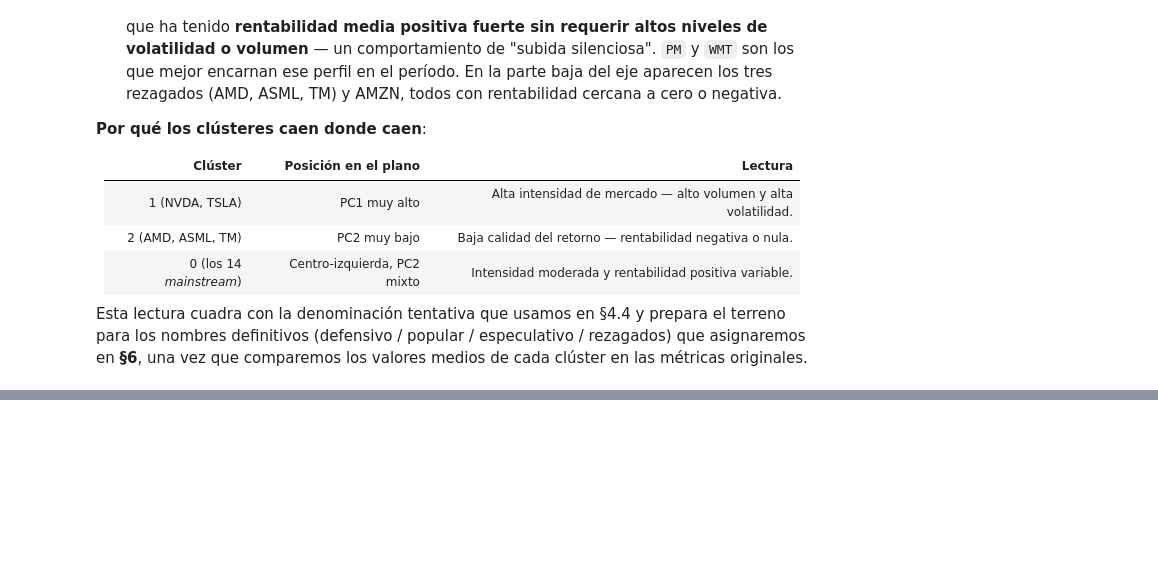
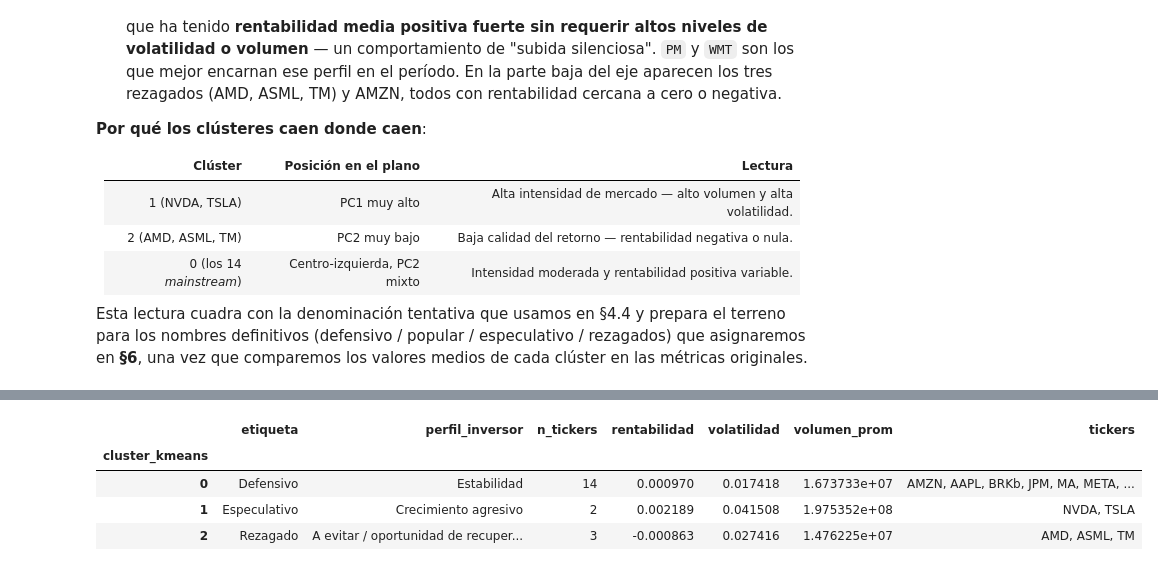
Before and after one commit to soteloashley1501-pixel/Proyecto-Final, a Jupyter notebook: Proyecto_final_ciencia_datos/proyecto_final_segmentacion_tickers.ipynb, the cells around one changed output, grey strips where cells are left out. Cells and saved outputs as stored; diff of their text form; code cells hidden in the pictures; blank space fills up the shorter version.

```diff
--- a/Proyecto_final_ciencia_datos/proyecto_final_segmentacion_tickers.ipynb
+++ b/Proyecto_final_ciencia_datos/proyecto_final_segmentacion_tickers.ipynb
@@ -1142,0 +1165,20 @@ métricas originales.
+# %%
+# Medias por clúster sobre las tres métricas originales (no escaladas).
+resumen_clusters = (
+    metricas_limpio
+    .groupby("cluster_kmeans")[["rentabilidad", "volatilidad", "volumen_prom"]]
+    .mean()
+)
+resumen_clusters["n_tickers"] = metricas_limpio.groupby("cluster_kmeans").size()
+resumen_clusters["tickers"] = (
+    metricas_limpio
+    .groupby("cluster_kmeans")
+    .apply(lambda g: ", ".join(g.index), include_groups=False)
+)
+
+# Reordenamos columnas para que la tabla se lea de izquierda a derecha
+# como "tamaño → comportamiento → composición".
+resumen_clusters = resumen_clusters[
+    ["n_tickers", "rentabilidad", "volatilidad", "volumen_prom", "tickers"]
+]
+resumen_clusters.round(6)
@@ -1142,0 +1241,22 @@ métricas originales.
+# %%
+ETIQUETAS = {
+    0: "Defensivo",
+    1: "Especulativo",
+    2: "Rezagado",
+}
+PERFILES = {
+    0: "Estabilidad",
+    1: "Crecimiento agresivo",
+    2: "A evitar / oportunidad de recuperación",
+}
+
+resumen_etiquetado = resumen_clusters.copy()
+resumen_etiquetado.insert(0, "etiqueta", resumen_etiquetado.index.map(ETIQUETAS))
+resumen_etiquetado.insert(1, "perfil_inversor", resumen_etiquetado.index.map(PERFILES))
+resumen_etiquetado.round(6)
+# %% [output]
+|  | etiqueta | perfil_inversor | n_tickers | rentabilidad | volatilidad | volumen_prom | tickers |
+| cluster_kmeans |  |  |  |  |  |  |  |
+| 0 | Defensivo | Estabilidad | 14 | 0.000970 | 0.017418 | 1.673733e+07 | AMZN, AAPL, BRKb, JPM, MA, META, ... |
+| 1 | Especulativo | Crecimiento agresivo | 2 | 0.002189 | 0.041508 | 1.975352e+08 | NVDA, TSLA |
+| 2 | Rezagado | A evitar / oportunidad de recuper... | 3 | -0.000863 | 0.027416 | 1.476225e+07 | AMD, ASML, TM |
```
Also changed, not shown: parts of 11 cells of this notebook.
